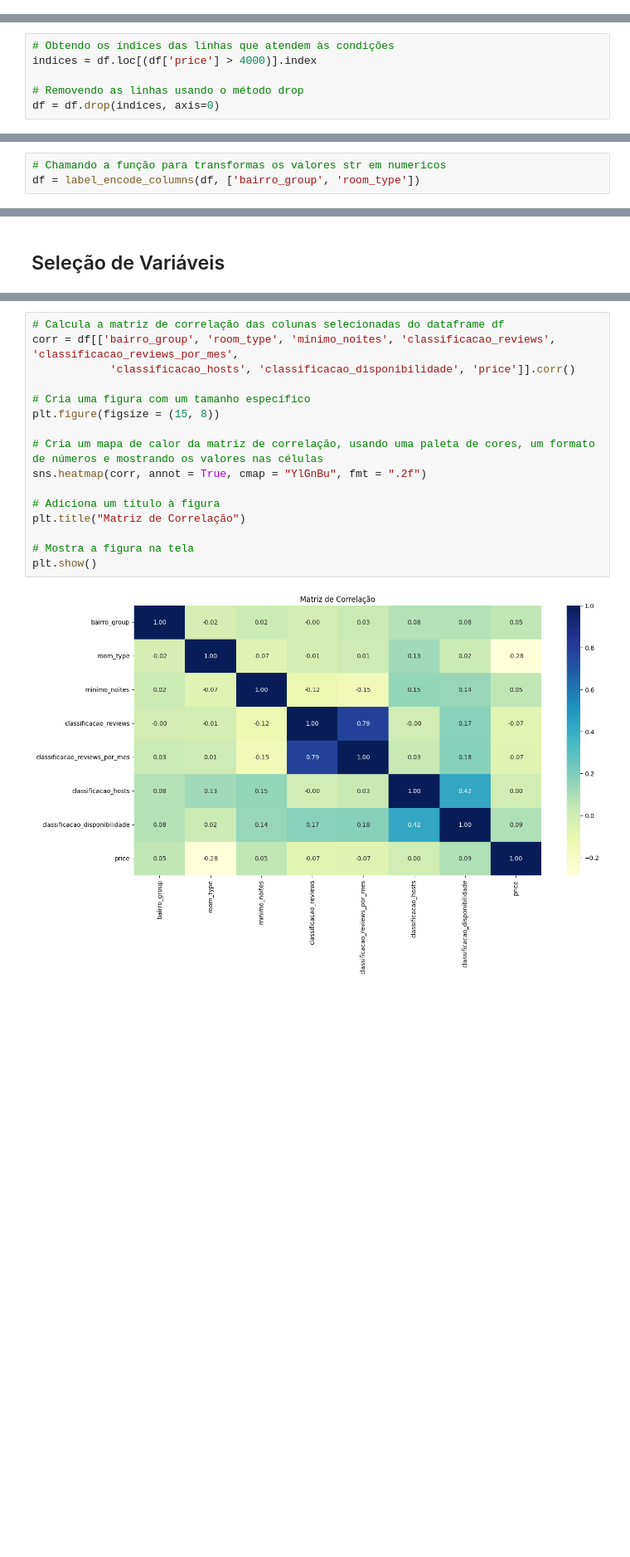
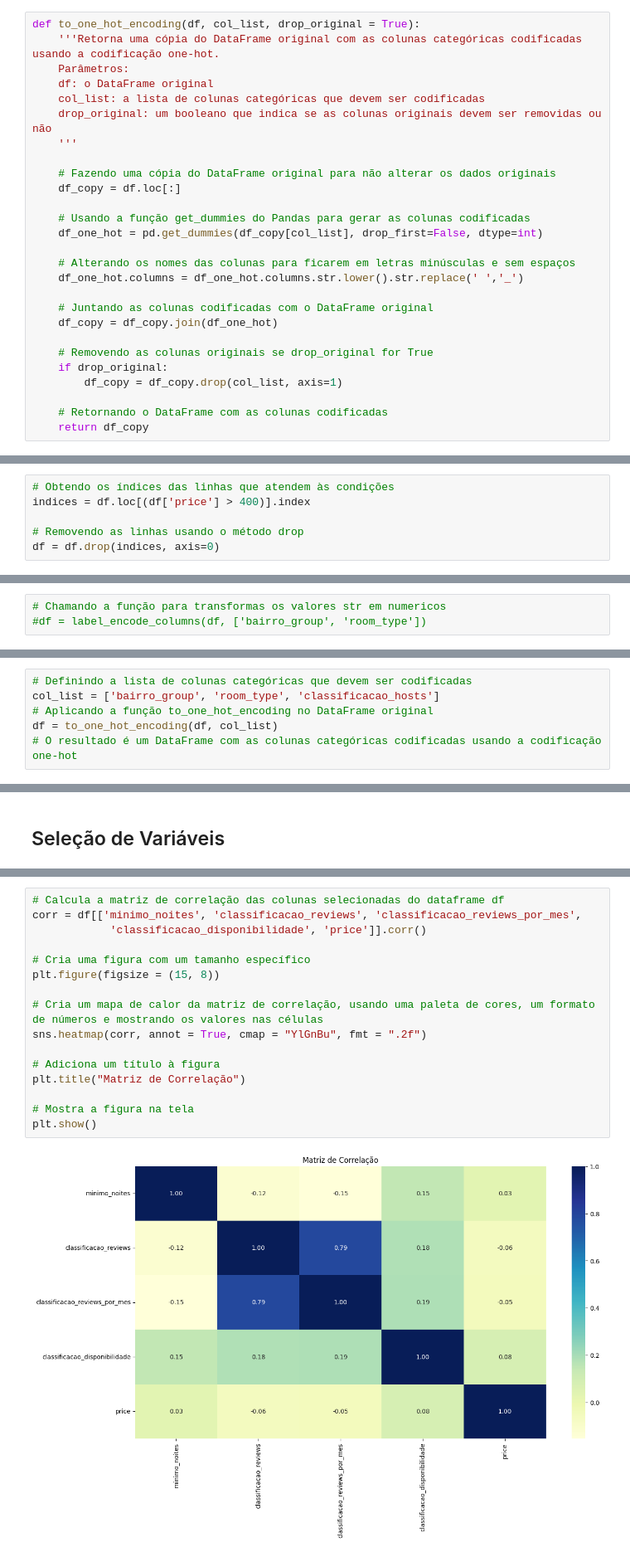
Before and after one commit to WiiniSilva/LH_CD_WINICIUS_SILVA, a Jupyter notebook: Desafio Ciência de Dados.ipynb, the cells around one changed output, grey strips where cells are left out. Shown at 83% size. Cells and saved outputs as stored; diff of their text form; blank space fills up the shorter version.

```diff
--- a/Desafio Ciência de Dados.ipynb
+++ b/Desafio Ciência de Dados.ipynb
@@ -116,6 +117,33 @@ def remover_recursos_correlacionados(df, limite = 0.9):
                 recursos_a_remover.add(nomedacoluna)
 
     return recursos_correlacionados, recursos_a_remover
+# %%
+def to_one_hot_encoding(df, col_list, drop_original = True):
+    '''Retorna uma cópia do DataFrame original com as colunas categóricas codificadas usando a codificação one-hot.
+    Parâmetros:
+    df: o DataFrame original
+    col_list: a lista de colunas categóricas que devem ser codificadas
+    drop_original: um booleano que indica se as colunas originais devem ser removidas ou não
+    '''
+
+    # Fazendo uma cópia do DataFrame original para não alterar os dados originais
+    df_copy = df.loc[:]
+
+    # Usando a função get_dummies do Pandas para gerar as colunas codificadas
+    df_one_hot = pd.get_dummies(df_copy[col_list], drop_first=False, dtype=int)
+
+    # Alterando os nomes das colunas para ficarem em letras minúsculas e sem espaços
+    df_one_hot.columns = df_one_hot.columns.str.lower().str.replace(' ','_')
+
+    # Juntando as colunas codificadas com o DataFrame original
+    df_copy = df_copy.join(df_one_hot)
+
+    # Removendo as colunas originais se drop_original for True
+    if drop_original:
+        df_copy = df_copy.drop(col_list, axis=1)
+
+    # Retornando o DataFrame com as colunas codificadas
+    return df_copy
 # %% [markdown]
 # Análise Explratória dos dados (EDA)
 # %%
@@ -1452,6 +1470,6 @@ df[(df['price'] > 4000)]
 # %%
 # Obtendo os índices das linhas que atendem às condições
-indices = df.loc[(df['price'] > 4000)].index
+indices = df.loc[(df['price'] > 400)].index
 
 # Removendo as linhas usando o método drop
 df = df.drop(indices, axis=0)
@@ -1474,4 +1492,4 @@ dtype: int64
 O LabelEncoder converte rótulos categóricos em valores numéricos. As variáveis categóricas são convertidas em variáveis numéricas em tarefas de aprendizado de máquina.
 # %%
 # Chamando a função para transformas os valores str em numericos
-df = label_encode_columns(df, ['bairro_group', 'room_type'])
+#df = label_encode_columns(df, ['bairro_group', 'room_type'])
@@ -1478,3 +1502,9 @@ df = label_encode_columns(df, ['bairro_group', 'room_type'])
+# %%
+# Definindo a lista de colunas categóricas que devem ser codificadas
+col_list = ['bairro_group', 'room_type', 'classificacao_hosts']
+# Aplicando a função to_one_hot_encoding no DataFrame original
+df = to_one_hot_encoding(df, col_list)
+# O resultado é um DataFrame com as colunas categóricas codificadas usando a codificação one-hot
 # %%
 df.head()
 # %% [output]
@@ -1492,20 +1522,20 @@ Agora examinaremos se as características (features) dos dados estão correlacio
 Para nosso problema, irei verificar se há uma forte correlação positiva entre as duas features, que significa que os dados são quase idênticos se for maior ou igual a 0,9. Isso pode ser um problema para a análise quando as características são altamente dependentes umas das outras, como redundância e multicolinearidade. Nesse caso, podemos remover uma das características, pois ela não adiciona informações relevantes ao modelo.
 # %%
 # Calcula a matriz de correlação das colunas selecionadas do dataframe df
-corr = df[['bairro_group', 'room_type', 'minimo_noites', 'classificacao_reviews', 'classificacao_reviews_por_mes',
-            'classificacao_hosts', 'classificacao_disponibilidade', 'price']].corr()
+corr = df[['minimo_noites', 'classificacao_reviews', 'classificacao_reviews_por_mes',
+            'classificacao_disponibilidade', 'price']].corr()
 
 # Cria uma figura com um tamanho específico
 plt.figure(figsize = (15, 8))
 
 # Cria um mapa de calor da matriz de correlação, usando uma paleta de cores, um formato de números e mostrando os valores nas células
 sns.heatmap(corr, annot = True, cmap = "YlGnBu", fmt = ".2f")
 
 # Adiciona um título à figura
 plt.title("Matriz de Correlação")
 
 # Mostra a figura na tela
 plt.show()
 # %% [output]
-[figure, old version]
+[figure, new version]
 # %% [markdown]
```
Also changed, not shown: parts of 28 cells of this notebook.
